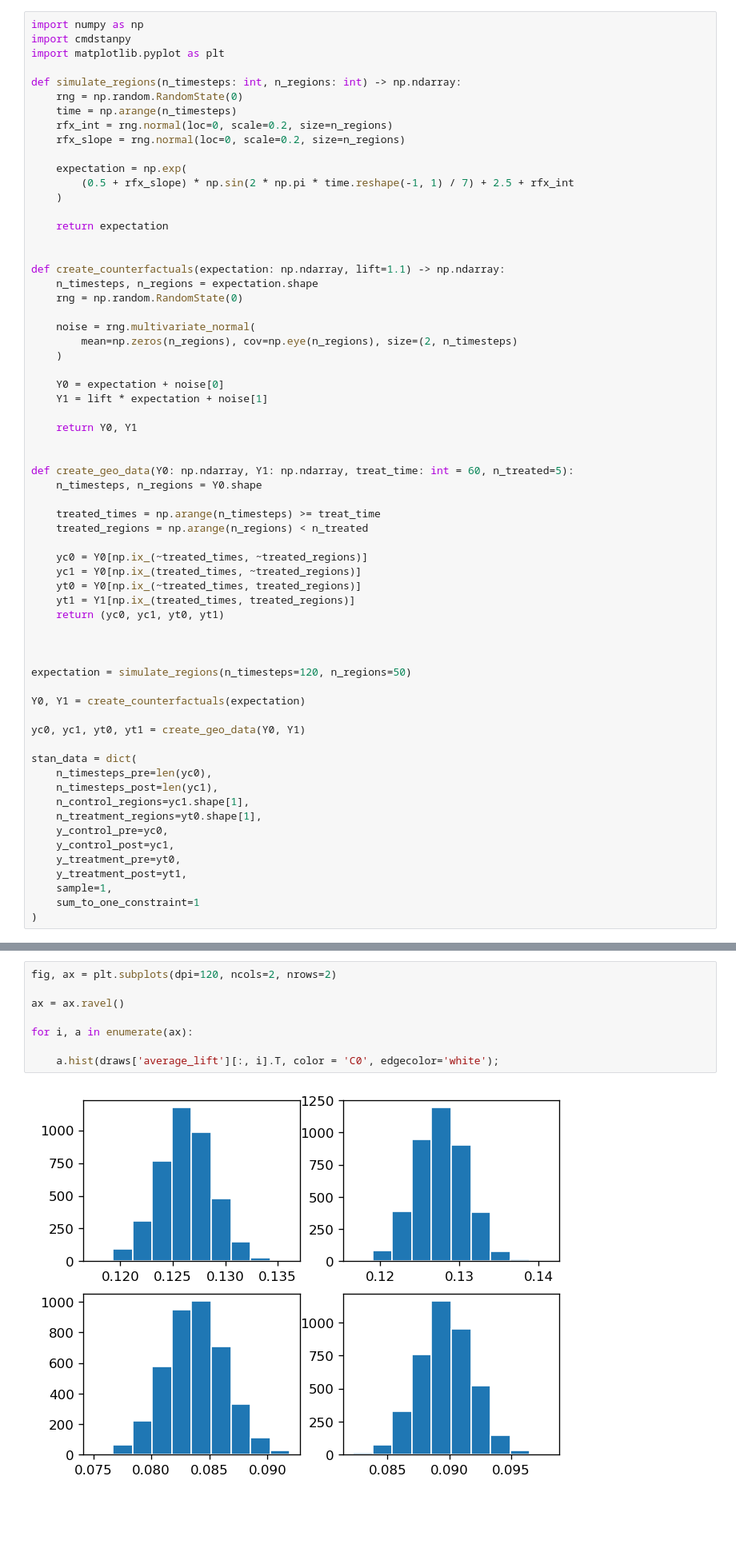
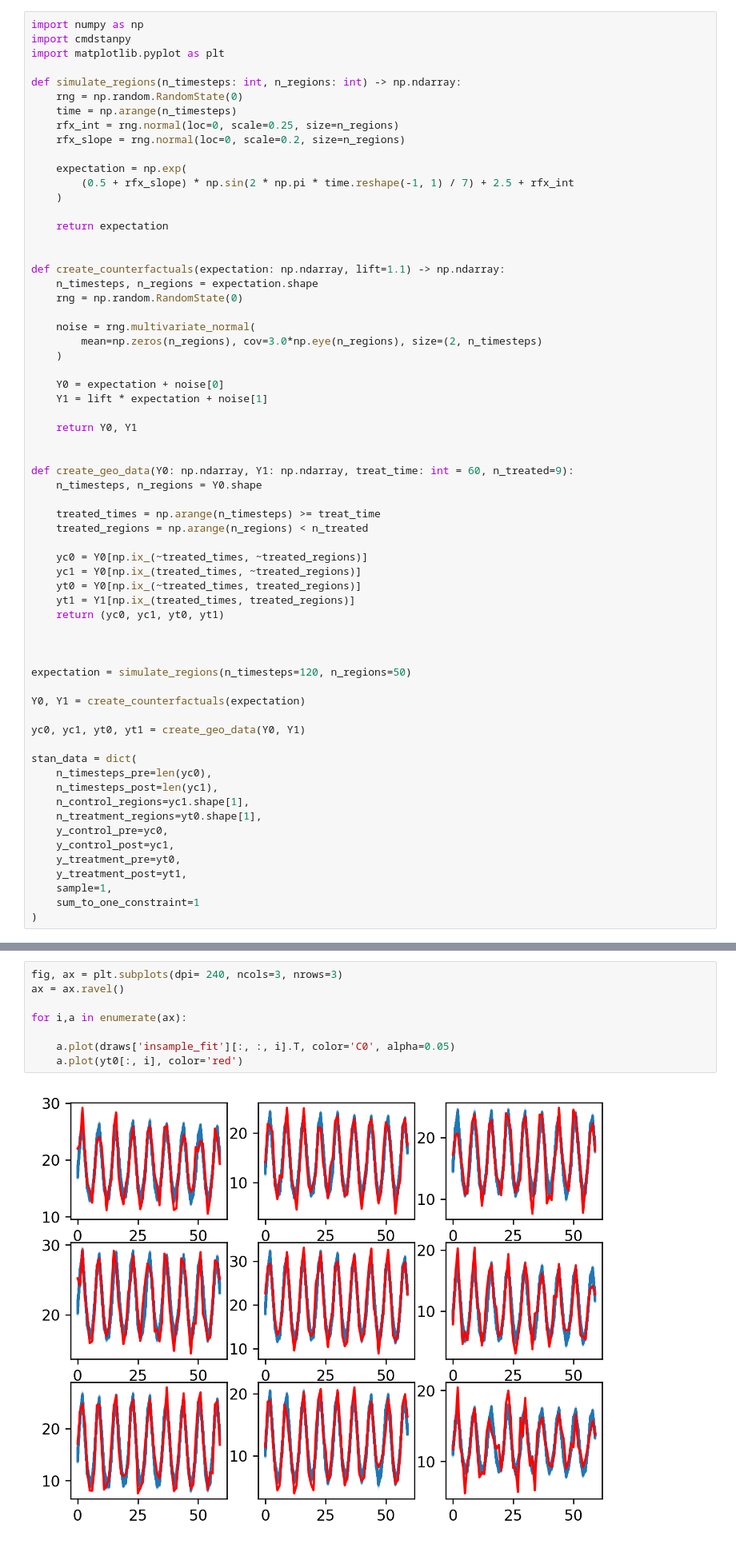
Before and after one commit to Dpananos/BayesSyntheticControl, a Jupyter notebook: geo.ipynb, the cells around one changed output, grey strips where cells are left out. Shown at 80% size. Saved outputs shown, nothing was run; the diff lists cells and outputs as text; blank space fills up the shorter version.

Commit message:
adds insample fit

```diff
--- a/geo.ipynb
+++ b/geo.ipynb
@@ -6,7 +6,7 @@ import matplotlib.pyplot as plt
 def simulate_regions(n_timesteps: int, n_regions: int) -> np.ndarray:
     rng = np.random.RandomState(0)
     time = np.arange(n_timesteps)
-    rfx_int = rng.normal(loc=0, scale=0.2, size=n_regions)
+    rfx_int = rng.normal(loc=0, scale=0.25, size=n_regions)
     rfx_slope = rng.normal(loc=0, scale=0.2, size=n_regions)
 
     expectation = np.exp(
@@ -21,7 +21,7 @@ def create_counterfactuals(expectation: np.ndarray, lift=1.1) -> np.ndarray:
     rng = np.random.RandomState(0)
 
     noise = rng.multivariate_normal(
-        mean=np.zeros(n_regions), cov=np.eye(n_regions), size=(2, n_timesteps)
+        mean=np.zeros(n_regions), cov=3.0*np.eye(n_regions), size=(2, n_timesteps)
     )
 
     Y0 = expectation + noise[0]
@@ -30,7 +30,7 @@ def create_counterfactuals(expectation: np.ndarray, lift=1.1) -> np.ndarray:
     return Y0, Y1
 
 
-def create_geo_data(Y0: np.ndarray, Y1: np.ndarray, treat_time: int = 60, n_treated=5):
+def create_geo_data(Y0: np.ndarray, Y1: np.ndarray, treat_time: int = 60, n_treated=9):
     n_timesteps, n_regions = Y0.shape
 
     treated_times = np.arange(n_timesteps) >= treat_time
@@ -112,10 +100,10 @@ plt.plot(draws['estimated_lift'][:, :, 2].T, color = 'C0');
 # %%
-fig, ax = plt.subplots(dpi=120, ncols=2, nrows=2)
-
+fig, ax = plt.subplots(dpi= 240, ncols=3, nrows=3)
 ax = ax.ravel()
 
-for i, a in enumerate(ax):
+for i,a in enumerate(ax):
 
-    a.hist(draws['average_lift'][:, i].T, color = 'C0', edgecolor='white');
+    a.plot(draws['insample_fit'][:, :, i].T, color='C0', alpha=0.05)
+    a.plot(yt0[:, i], color='red')
 # %% [output]
-[figure, old version]
+[figure, new version]
```
Also changed, not shown: parts of 5 cells of this notebook, 2 other files.
